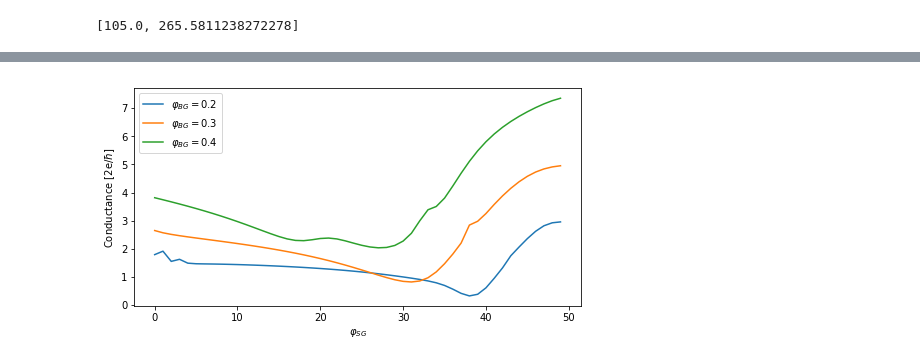
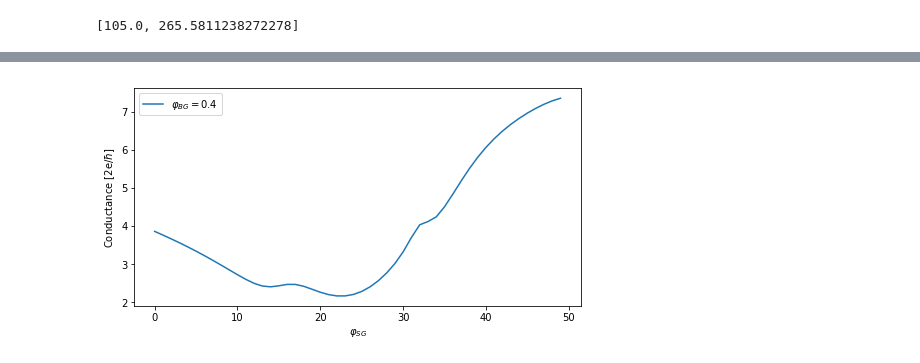
Before and after one commit to NeroCorleone/thesis, a Jupyter notebook: code/setup-zigzag.ipynb, the cells around one changed output, grey strips where cells are left out. Cells and saved outputs as stored; diff of their text form; code cells hidden in the pictures.

```diff
--- a/code/setup-zigzag.ipynb
+++ b/code/setup-zigzag.ipynb
@@ -70,10 +74,15 @@ def onsite(site, par):
     topgate_potential = par.v_sg * potential(site.pos[0], site.pos[1])
     mu = (par.v_bg + topgate_potential) / 2
     delta = - (topgate_potential - par.v_bg) / eta
+    disorder = par.v_dis * np.random.uniform(0, 1)
     # site.family in (a1, b1)
+    #if (site.family == a1 or site.family == b1):
+    #    return - mu - delta
+    #return -mu + delta
     if (site.family == a1 or site.family == b1):
-        return - mu - delta
-    return -mu + delta
+        return - mu - delta + disorder
+    return -mu + delta + disorder
+
 
 def onsite_lead(site, par):
     topgate_potential = 0
@@ -215,22 +223,25 @@ par = SimpleNamespace(t=1, eta=2.5, gamma1=0.4, B=0.0, v_sg=-0.6, v_bg=0.2)
 #ldos = kwant.ldos(system, args=[par])
 # %%
 def calculate_conductance(sg, bg):
-    par = SimpleNamespace(t=1, eta=2.5, gamma1=0.4, B=0.0, v_sg=sg, v_bg=bg)
+    par = SimpleNamespace(t=1, eta=2.5, gamma1=0.4, B=0.0, v_sg=sg, v_bg=bg, v_dis=0.0)
     smatrix = kwant.smatrix(system, energy=0.0, args=[par])
     return smatrix.transmission(1, 0)
 # %%
-vbg_values = [0.2, 0.3, 0.4,]
+vbg_values = [0.4,]#[0.2, 0.3, 0.4,]
 vsg_values = np.linspace(-1, 0, 50)
 # %%
 conductances = {vbg: [calculate_conductance(vsg, vbg) for vsg in vsg_values] for vbg in vbg_values}
+# %%
+conductances_no_disorder = {
+    vbg: [calculate_conductance(vsg, vbg) for vsg in vsg_values] for vbg in vbg_values}
 # %%
 fig, ax = plt.subplots(figsize=(8,4))
 
-for vbg in conductances:
-    ax.plot(conductances[vbg], label=r'$\varphi_{{BG}} = {}$'.format(vbg))
+for vbg in conductances_no_disorder:
+    ax.plot(conductances_no_disorder[vbg], label=r'$\varphi_{{BG}} = {}$'.format(vbg))
     ax.legend()
     ax.set_xlabel(r'$\varphi_{{SG}}$')
     ax.set_ylabel('Conductance [2e/$\hbar$]')
-fig.savefig('QPC-conductance-decay={}.svg'.format(decay))
+#fig.savefig('QPC-conductance-decay={}.svg'.format(decay))
 # %% [output]
-[figure, old version]
+[figure, new version]
```
Also changed, not shown: parts of 4 cells of this notebook, 4 other files.
